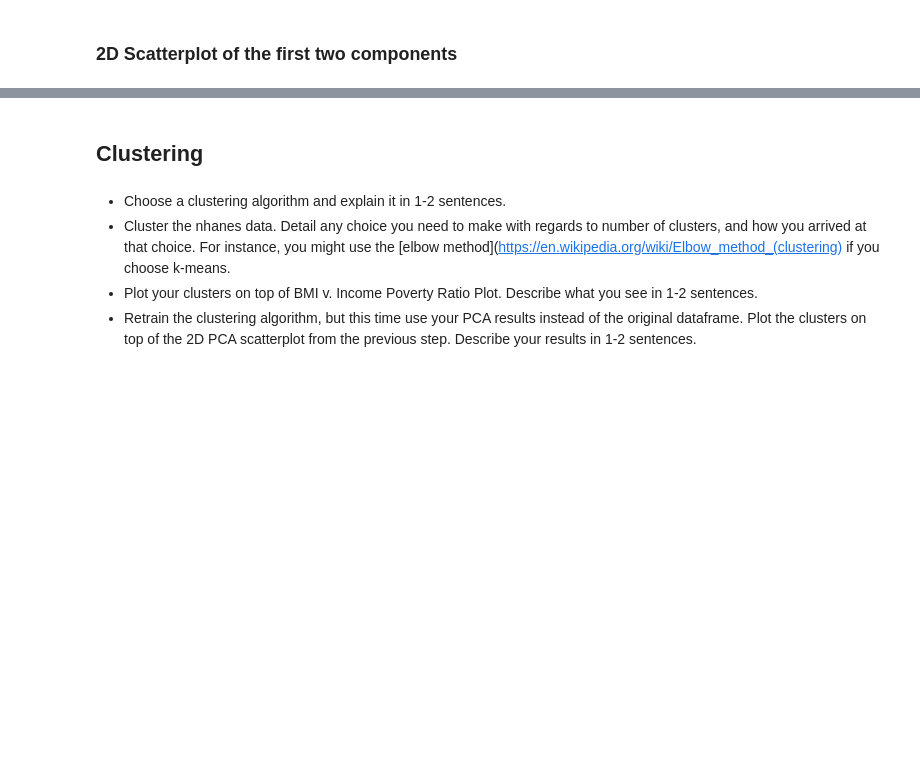
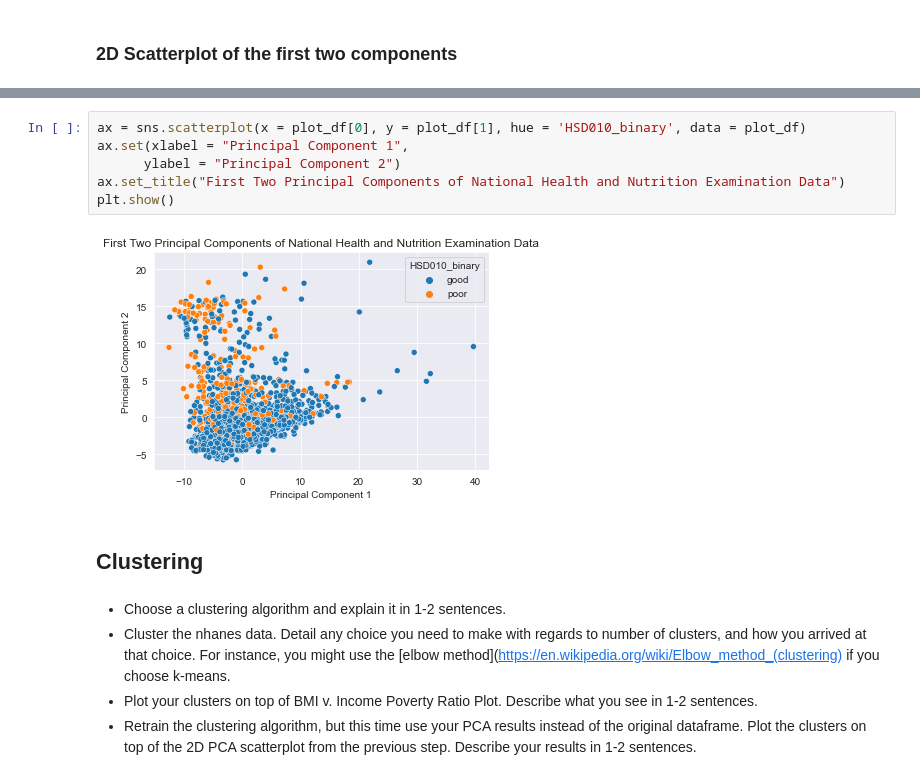
Before and after one commit to soliswinters/CSS-Project4-Team3-Fall2021, a Jupyter notebook: Project 4 Students.ipynb, the cells around one changed output, grey strips where cells are left out. Cells and saved outputs as stored; diff of their text form; blank space fills up the shorter version.

```diff
--- a/Project 4 Students.ipynb
+++ b/Project 4 Students.ipynb
@@ -178,3 +198,11 @@ IndexingError: Unalignable boolean Series provided as indexer (index of the bool
+# %%
+ax = sns.scatterplot(x = plot_df[0], y = plot_df[1], hue = 'HSD010_binary', data = plot_df)
+ax.set(xlabel = "Principal Component 1",
+      ylabel = "Principal Component 2")
+ax.set_title("First Two Principal Components of National Health and Nutrition Examination Data")
+plt.show()
+# %% [output]
+[figure, added]
 # %% [markdown]
 ## Clustering
 # %% [markdown]
```
Also changed, not shown: parts of 15 cells of this notebook.
